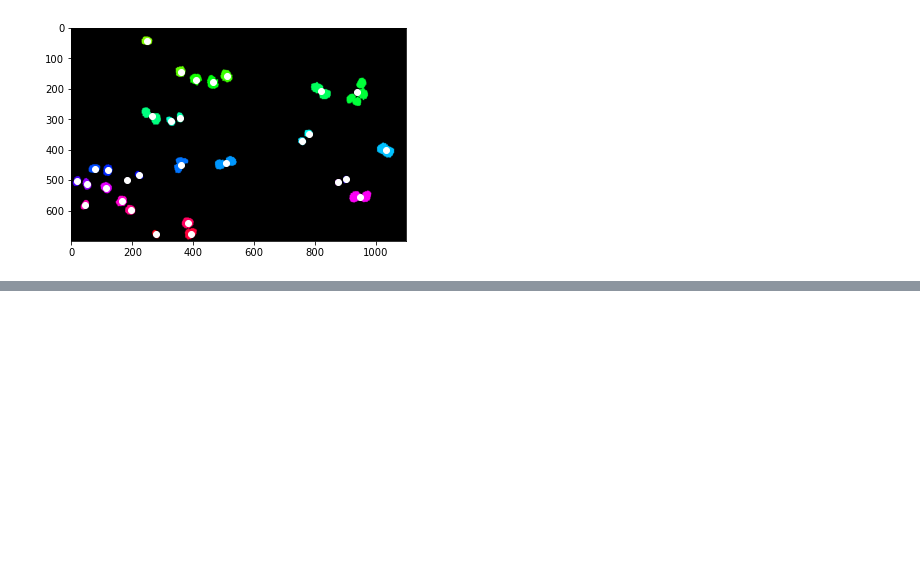
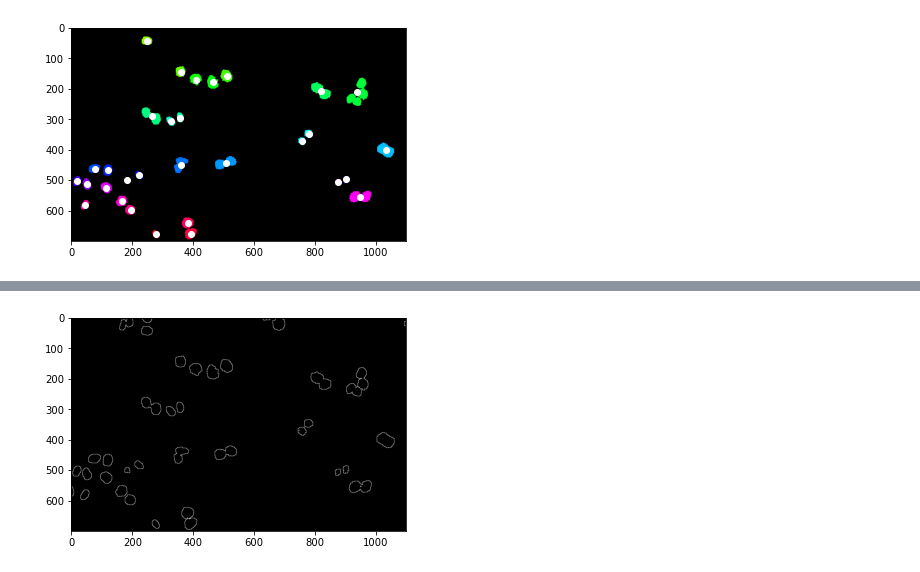
Before and after one commit to moates695/cs9517_Group_Project, a Jupyter notebook: marcus/preprocess.ipynb, the cells around one changed output, grey strips where cells are left out. Saved outputs shown, nothing was run; the diff lists cells and outputs as text; code cells hidden in the pictures; blank space fills up the shorter version.

```diff
--- a/marcus/preprocess.ipynb
+++ b/marcus/preprocess.ipynb
@@ -380,0 +379,44 @@ plt_rgb_img_scatter(cs, pts_labels)
+# %%
+def erode(pts):
+    eroded1_pts = {}
+    for (x,y) in pts:
+        if (x,y-1) in pts and (x, y+1) in pts:
+            eroded1_pts[(x,y)] = None
+    eroded2_pts = {}
+    for (x,y) in eroded1_pts:
+        if (x-1,y) in eroded1_pts and (x+1, y) in eroded1_pts:
+            eroded2_pts[(x,y)] = None
+    return eroded2_pts
+# %%
+def dilate(pts):
+    dilated1_pts = pts.copy()
+    for (x,y) in pts:
+        if (x,y-1) not in pts and check_coords((x,y-1)):
+            dilated1_pts[(x, y-1)] = None
+        if (x, y+1) not in pts and check_coords((x,y+1)):
+            dilated1_pts[(x, y+1)] = None
+    dilated2_pts = dilated1_pts.copy()
+    for (x,y) in dilated1_pts:
+        if (x-1,y) not in dilated1_pts and check_coords((x-1,y)):
+            dilated2_pts[(x-1, y)] = None
+        if (x+1, y) not in dilated1_pts and check_coords((x+1,y)):
+            dilated2_pts[(x+1, y)] = None
+    return dilated2_pts
+# %%
+def get_contours(pts):
+    eroded2_pts = erode(pts)
+    dilated2_pts = dilate(pts)
+
+    sub = {}
+    for pt in dilated2_pts:
+    #for pt in pts:
+        if pt not in pts:
+        #if pt not in eroded2_pts:
+            sub[pt] = None
+    return sub
+# %%
+img_contours = get_contours(points(img3))
+# %%
+show(create_img(img_contours))
+# %% [output]
+[figure, added]
```
Also changed, not shown: parts of 32 cells of this notebook.
